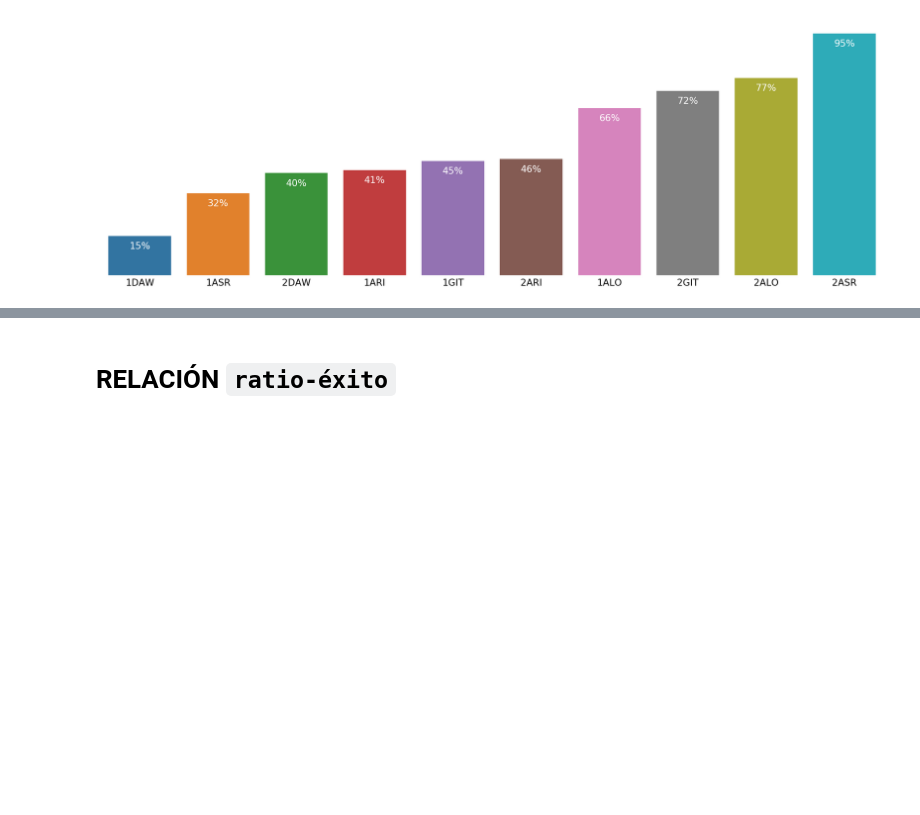
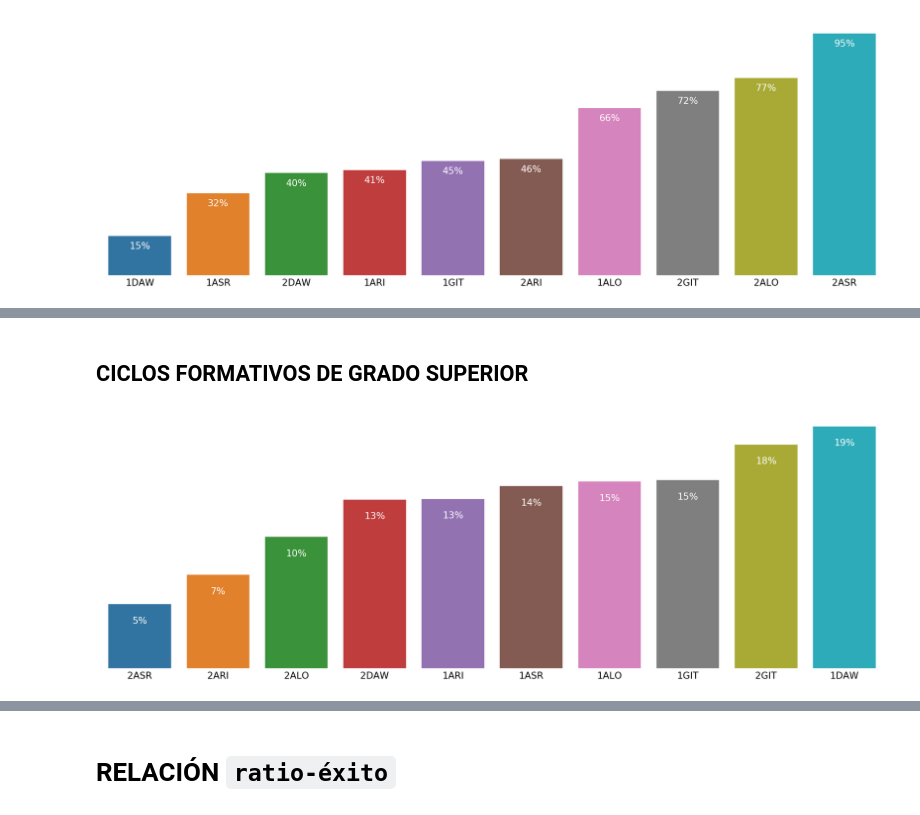
Before and after one commit to iespuertodelacruz/analitica, a Jupyter notebook: 2017-2018/eval1.ipynb, the cells around one changed output, grey strips where cells are left out. Drawn from its saved outputs; the diff is of its cells as text; code cells hidden in the pictures; blank space fills up the shorter version.

```diff
--- a/2017-2018/eval1.ipynb
+++ b/2017-2018/eval1.ipynb
@@ -124,0 +151,6 @@ draw_academic_rate(df_summary.sort_values("éxito"))
+# %% [markdown]
+## CICLOS FORMATIVOS DE GRADO SUPERIOR
+# %%
+barchart(df_CFGS["absentismo"], 1.5)
+# %% [output]
+[figure, added]
```
Also changed, not shown: parts of 36 cells of this notebook.
